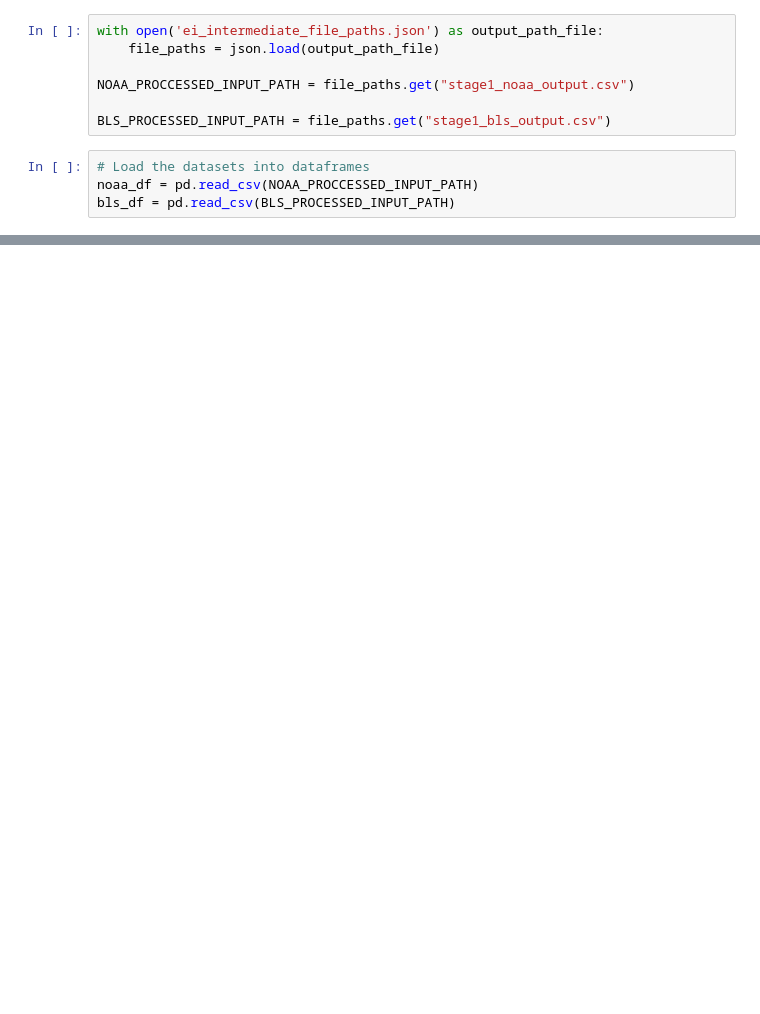
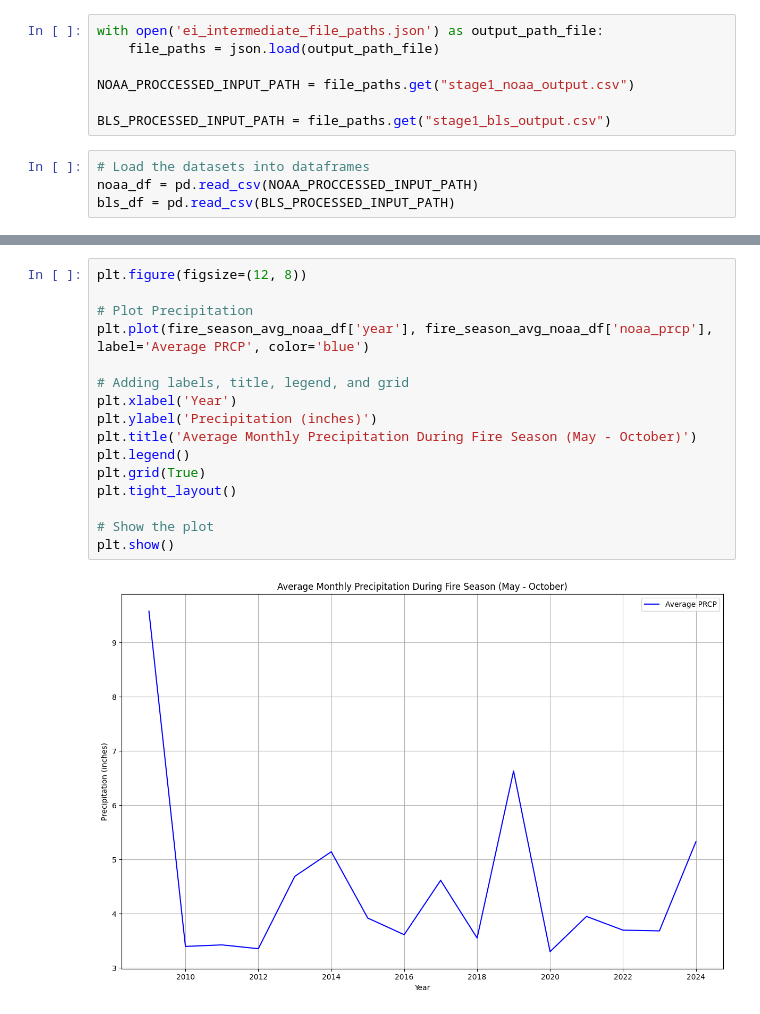
Before and after one commit to debsubdavis/data512-project, a Jupyter notebook: 02_economic_impact_model/stage2_analysis.ipynb, the cells around one changed output, grey strips where cells are left out. Drawn from its saved outputs; the diff is of its cells as text; blank space fills up the shorter version.

```diff
--- a/02_economic_impact_model/stage2_analysis.ipynb
+++ b/02_economic_impact_model/stage2_analysis.ipynb
@@ -73,0 +273,18 @@ Number of rows in NOAA Dataset: 181
+# %%
+plt.figure(figsize=(12, 8))
+
+# Plot Precipitation
+plt.plot(fire_season_avg_noaa_df['year'], fire_season_avg_noaa_df['noaa_prcp'], label='Average PRCP', color='blue')
+
+# Adding labels, title, legend, and grid
+plt.xlabel('Year')
+plt.ylabel('Precipitation (inches)')
+plt.title('Average Monthly Precipitation During Fire Season (May - October)')
+plt.legend()
+plt.grid(True)
+plt.tight_layout()
+
+# Show the plot
+plt.show()
+# %% [output]
+[figure, added]
```
Also changed, not shown: parts of 19 cells of this notebook, 2 other files.
